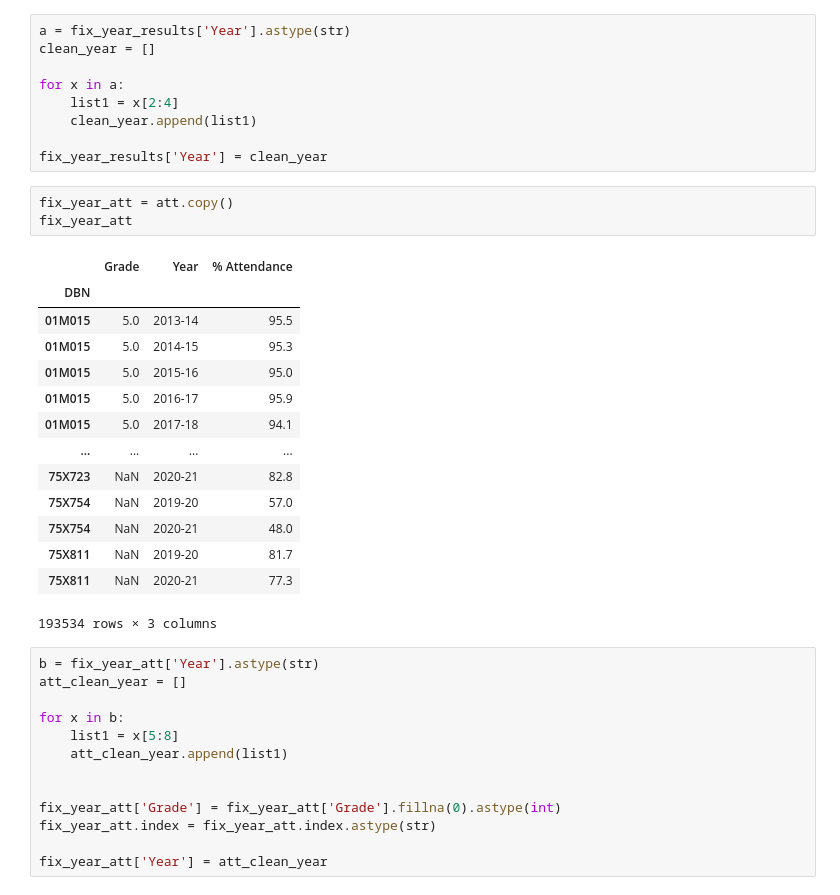
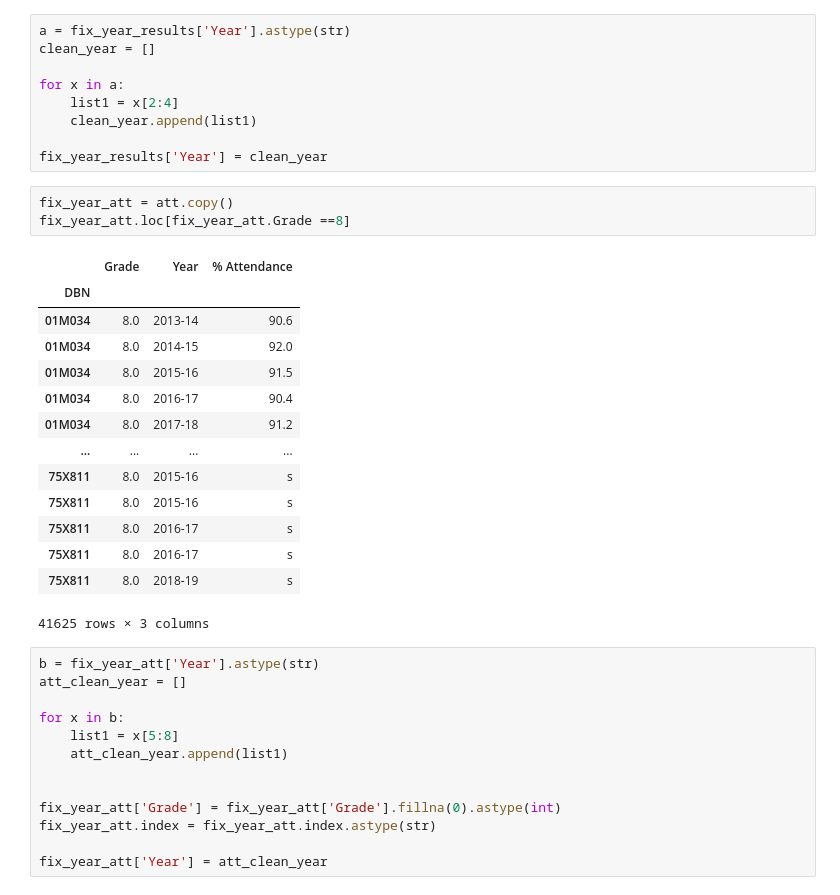
Before and after one commit to aalilyah/DS4a, a Jupyter notebook: Attendance & State Math Test.ipynb, the cells around one changed output. Drawn from its saved outputs; the diff is of its cells as text.

```diff
--- a/Attendance & State Math Test.ipynb
+++ b/Attendance & State Math Test.ipynb
@@ -72,22 +72,22 @@ for x in a:
 fix_year_results['Year'] = clean_year
 # %%
 fix_year_att = att.copy()
-fix_year_att
+fix_year_att.loc[fix_year_att.Grade ==8]
 # %% [output]
 |  | Grade | Year | % Attendance |
 | DBN |  |  |  |
-| 01M015 | 5.0 | 2013-14 | 95.5 |
-| 01M015 | 5.0 | 2014-15 | 95.3 |
-| 01M015 | 5.0 | 2015-16 | 95.0 |
-| 01M015 | 5.0 | 2016-17 | 95.9 |
-| 01M015 | 5.0 | 2017-18 | 94.1 |
+| 01M034 | 8.0 | 2013-14 | 90.6 |
+| 01M034 | 8.0 | 2014-15 | 92.0 |
+| 01M034 | 8.0 | 2015-16 | 91.5 |
+| 01M034 | 8.0 | 2016-17 | 90.4 |
+| 01M034 | 8.0 | 2017-18 | 91.2 |
 | ... | ... | ... | ... |
-| 75X723 | NaN | 2020-21 | 82.8 |
-| 75X754 | NaN | 2019-20 | 57.0 |
-| 75X754 | NaN | 2020-21 | 48.0 |
-| 75X811 | NaN | 2019-20 | 81.7 |
-| 75X811 | NaN | 2020-21 | 77.3 |
+| 75X811 | 8.0 | 2015-16 | s |
+| 75X811 | 8.0 | 2015-16 | s |
+| 75X811 | 8.0 | 2016-17 | s |
+| 75X811 | 8.0 | 2016-17 | s |
+| 75X811 | 8.0 | 2018-19 | s |
-193534 rows × 3 columns
+41625 rows × 3 columns
 # %%
 b = fix_year_att['Year'].astype(str)
 att_clean_year = []
```
Also changed, not shown: parts of 3 cells of this notebook.
